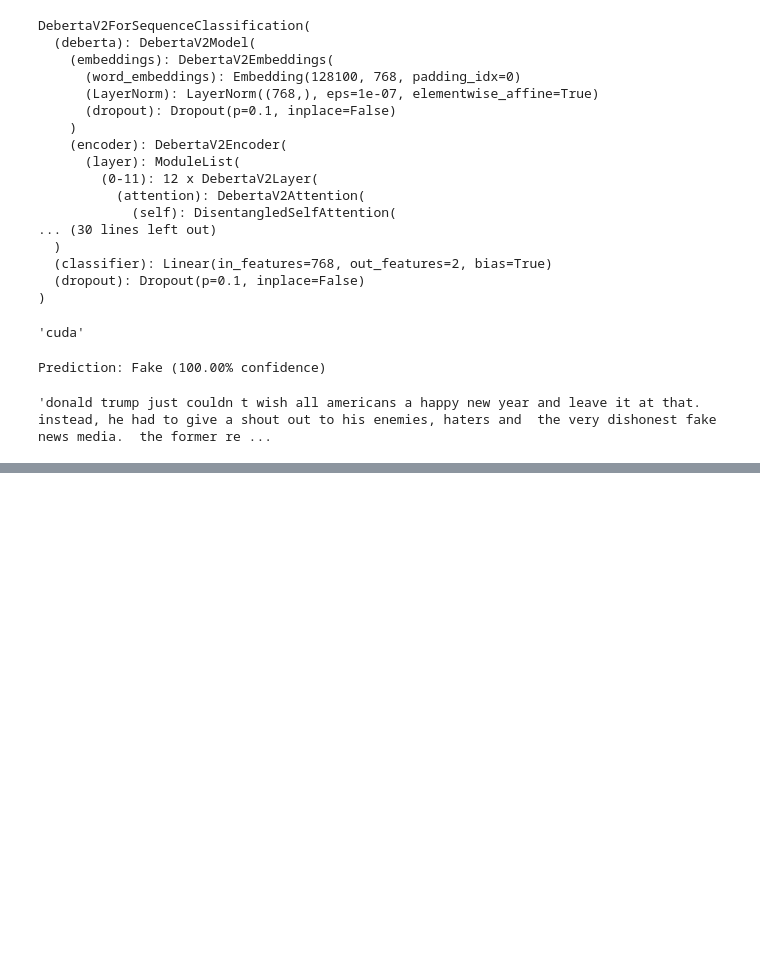
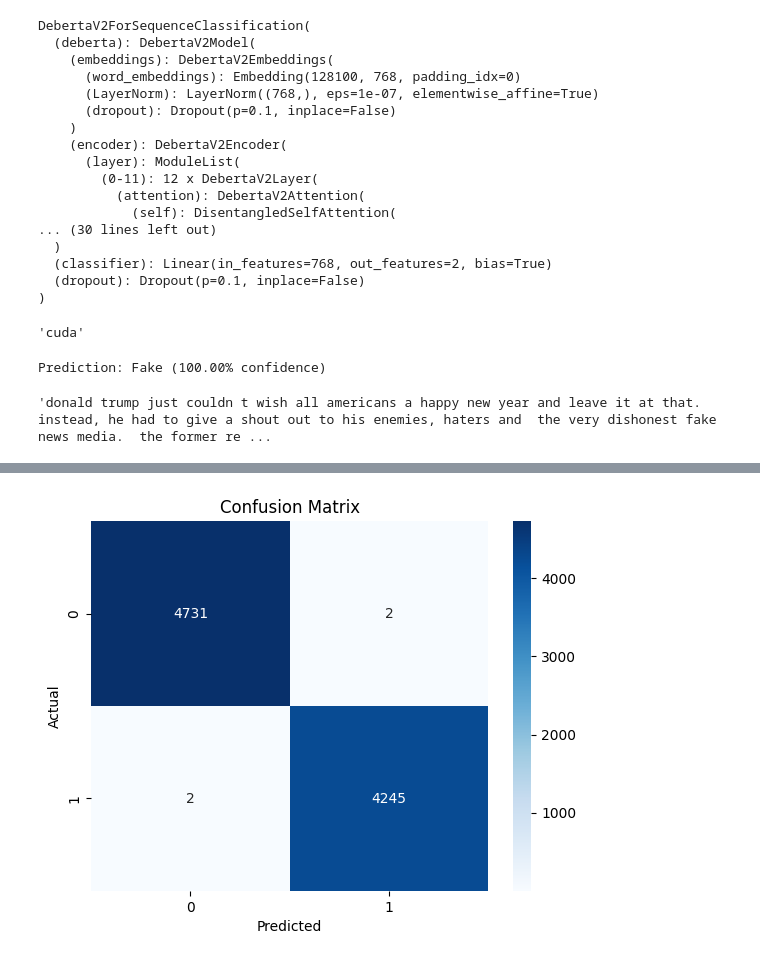
Before and after one commit to Soumya-RanjanBhoi/FAKE_NEWS_DETECTOR_, a Jupyter notebook: fake_news_det.ipynb, the cells around one changed output, grey strips where cells are left out. Cells and saved outputs as stored; diff of their text form; code cells hidden in the pictures; blank space fills up the shorter version.

```diff
--- a/fake_news_det.ipynb
+++ b/fake_news_det.ipynb
@@ -392,0 +392,3 @@ df[df['label']==0].iloc[0]['text']
+# %%
+model=AutoModelForSequenceClassification.from_pretrained("artificats\model1")
+tokenizer=AutoTokenizer.from_pretrained("artificats/tokenizer1")
@@ -392,0 +399,2 @@ df[df['label']==0].iloc[0]['text']
+# %%
+preds=[]
@@ -392,0 +408,11 @@ df[df['label']==0].iloc[0]['text']
+# %%
+for i in range(X_test.shape[0]):
+    inputs = tokenizer(X_test.iloc[i], return_tensors="pt", truncation=True, padding=True, max_length=512)
+    inputs = {k: v.to(device) for k, v in inputs.items()}
+
+    with torch.no_grad():
+        outputs = model(**inputs)
+        logits = outputs.logits
+        predicted_class_id = torch.argmax(logits, dim=1).item()
+
+    preds.append(predicted_class_id)
@@ -392,0 +430,9 @@ df[df['label']==0].iloc[0]['text']
+# %%
+cm = confusion_matrix(y_test, preds)
+sns.heatmap(cm, annot=True, fmt='d', cmap='Blues')
+plt.xlabel('Predicted')
+plt.ylabel('Actual')
+plt.title('Confusion Matrix')
+plt.show()
+# %% [output]
+[figure, added]
```
Also changed, not shown: parts of 9 cells of this notebook, 5 other files.
